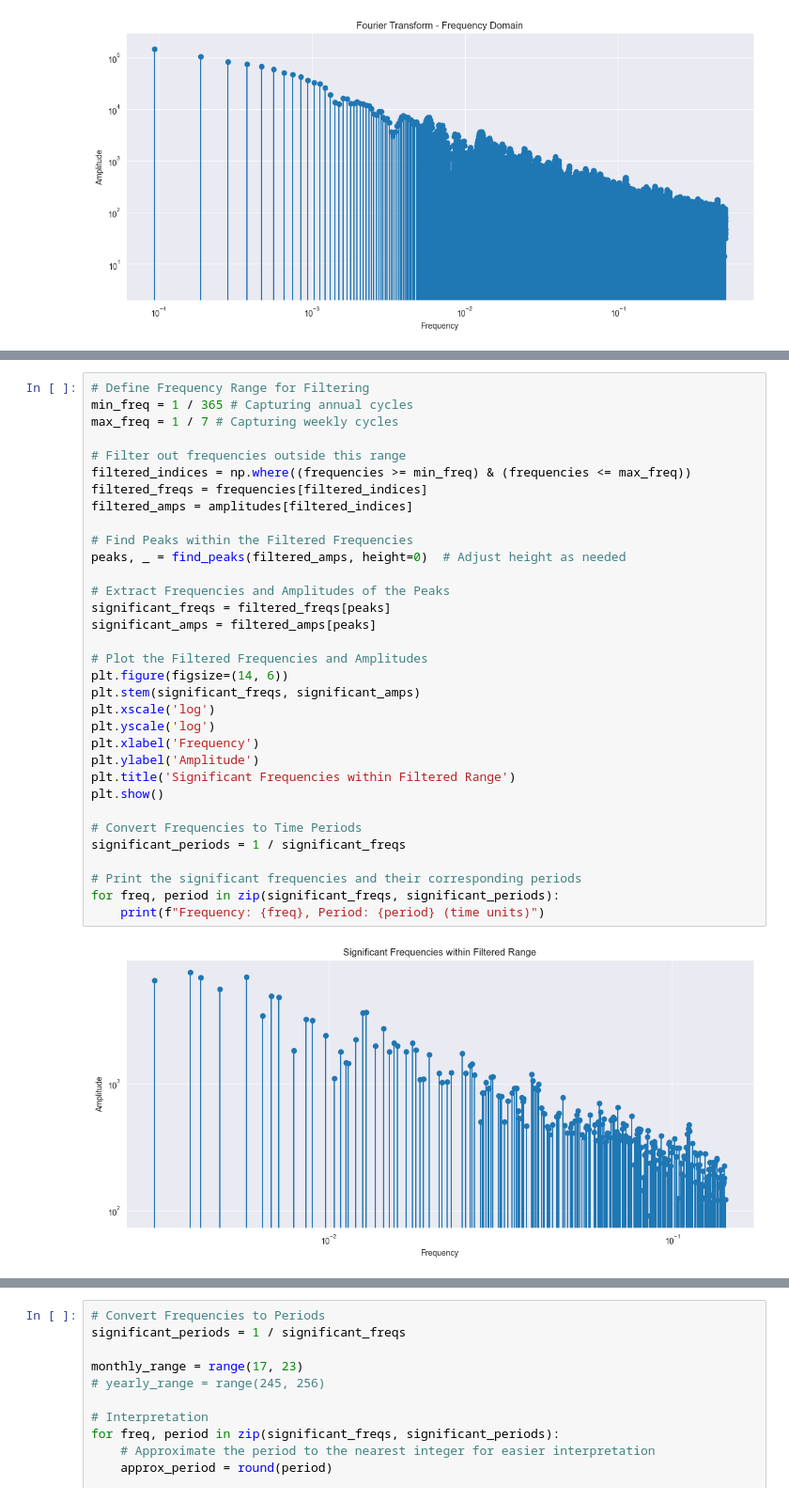
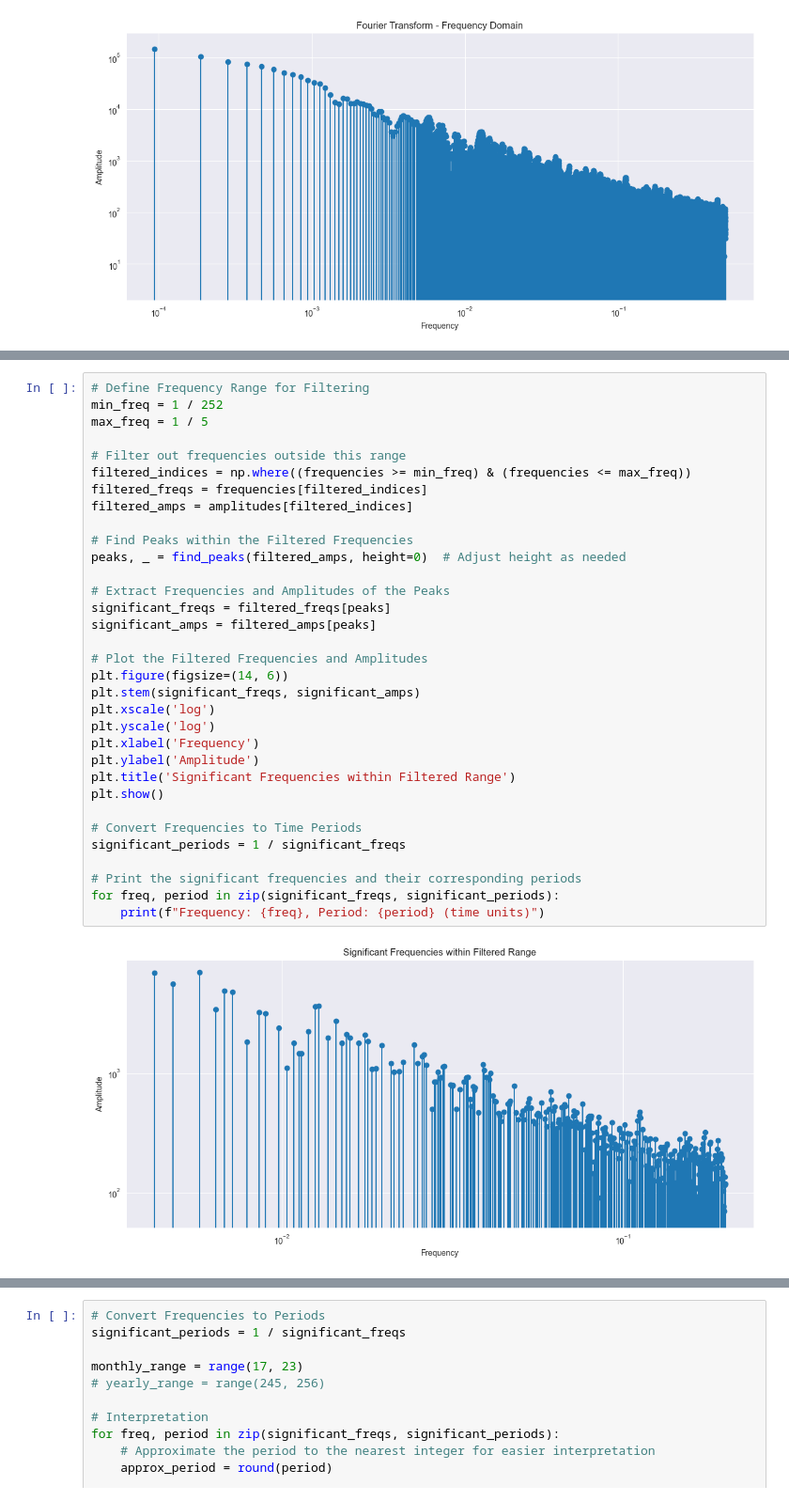
Before and after one commit to nicola-cecere/Stock_Market_TS_Prediction, a Jupyter notebook: featureEngineering.ipynb, the cells around one changed output, grey strips where cells are left out. Shown at 94% size. Drawn from its saved outputs; the diff is of its cells as text.

```diff
--- a/featureEngineering.ipynb
+++ b/featureEngineering.ipynb
@@ -169,36 +170,36 @@ Frequency: 0.49905571293673273, Period: 2.003784295175024 (time units)
 Frequency: 0.49981114258734655, Period: 2.000755715095409 (time units)
 # %%
 # Define Frequency Range for Filtering
-min_freq = 1 / 365 # Capturing annual cycles
-max_freq = 1 / 7 # Capturing weekly cycles
+min_freq = 1 / 252
+max_freq = 1 / 5
 
 # Filter out frequencies outside this range
 filtered_indices = np.where((frequencies >= min_freq) & (frequencies <= max_freq))
 filtered_freqs = frequencies[filtered_indices]
 filtered_amps = amplitudes[filtered_indices]
 
 # Find Peaks within the Filtered Frequencies
 peaks, _ = find_peaks(filtered_amps, height=0)  # Adjust height as needed
 
 # Extract Frequencies and Amplitudes of the Peaks
 significant_freqs = filtered_freqs[peaks]
 significant_amps = filtered_amps[peaks]
 
 # Plot the Filtered Frequencies and Amplitudes
 plt.figure(figsize=(14, 6))
 plt.stem(significant_freqs, significant_amps)
 plt.xscale('log')
 plt.yscale('log')
 plt.xlabel('Frequency')
 plt.ylabel('Amplitude')
 plt.title('Significant Frequencies within Filtered Range')
 plt.show()
 
 # Convert Frequencies to Time Periods
 significant_periods = 1 / significant_freqs
 
 # Print the significant frequencies and their corresponding periods
 for freq, period in zip(significant_freqs, significant_periods):
     print(f"Frequency: {freq}, Period: {period} (time units)")
 # %% [output]
-[figure, old version]
+[figure, new version]
```
Also changed, not shown: parts of 10 cells of this notebook, 1 other file.
